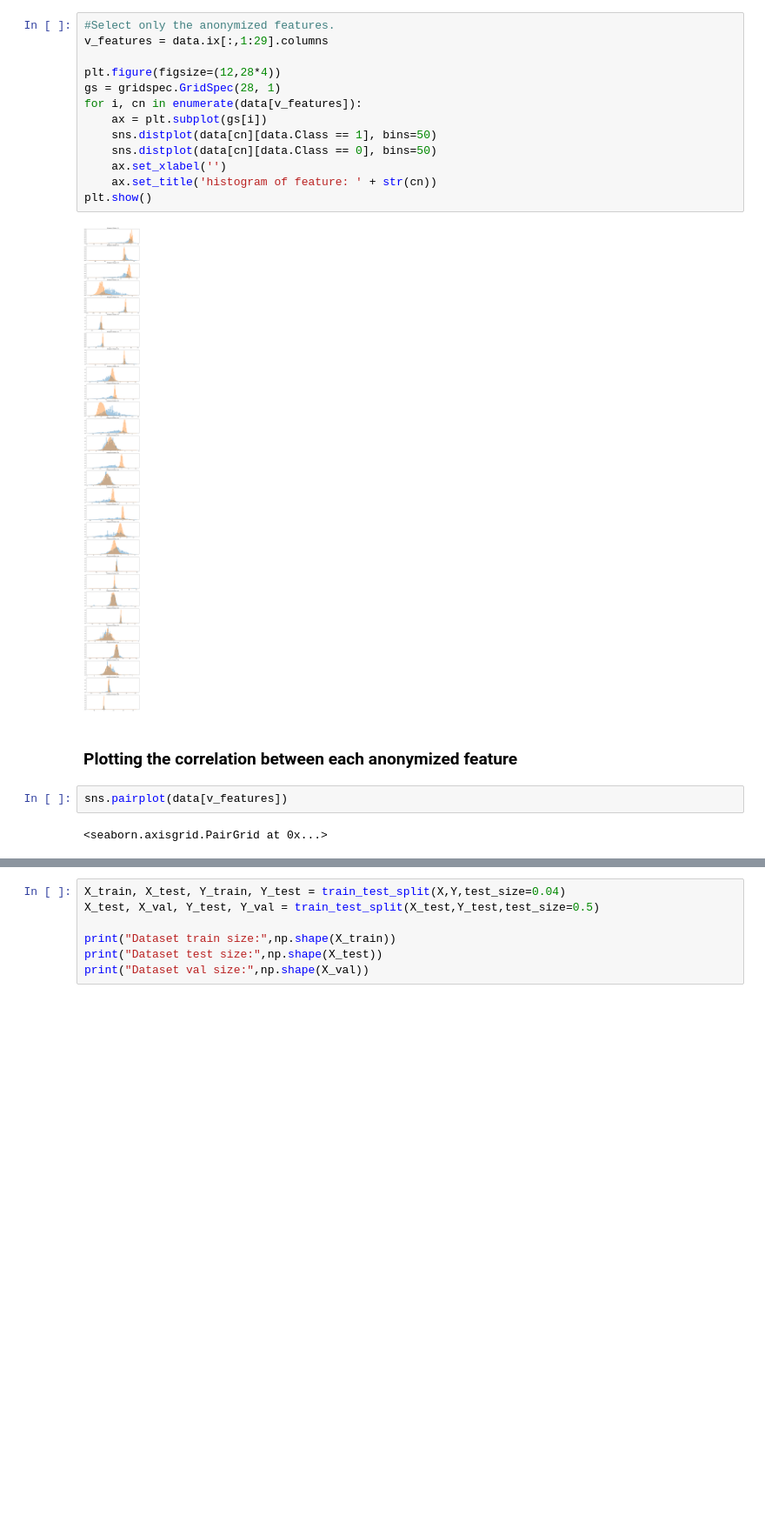
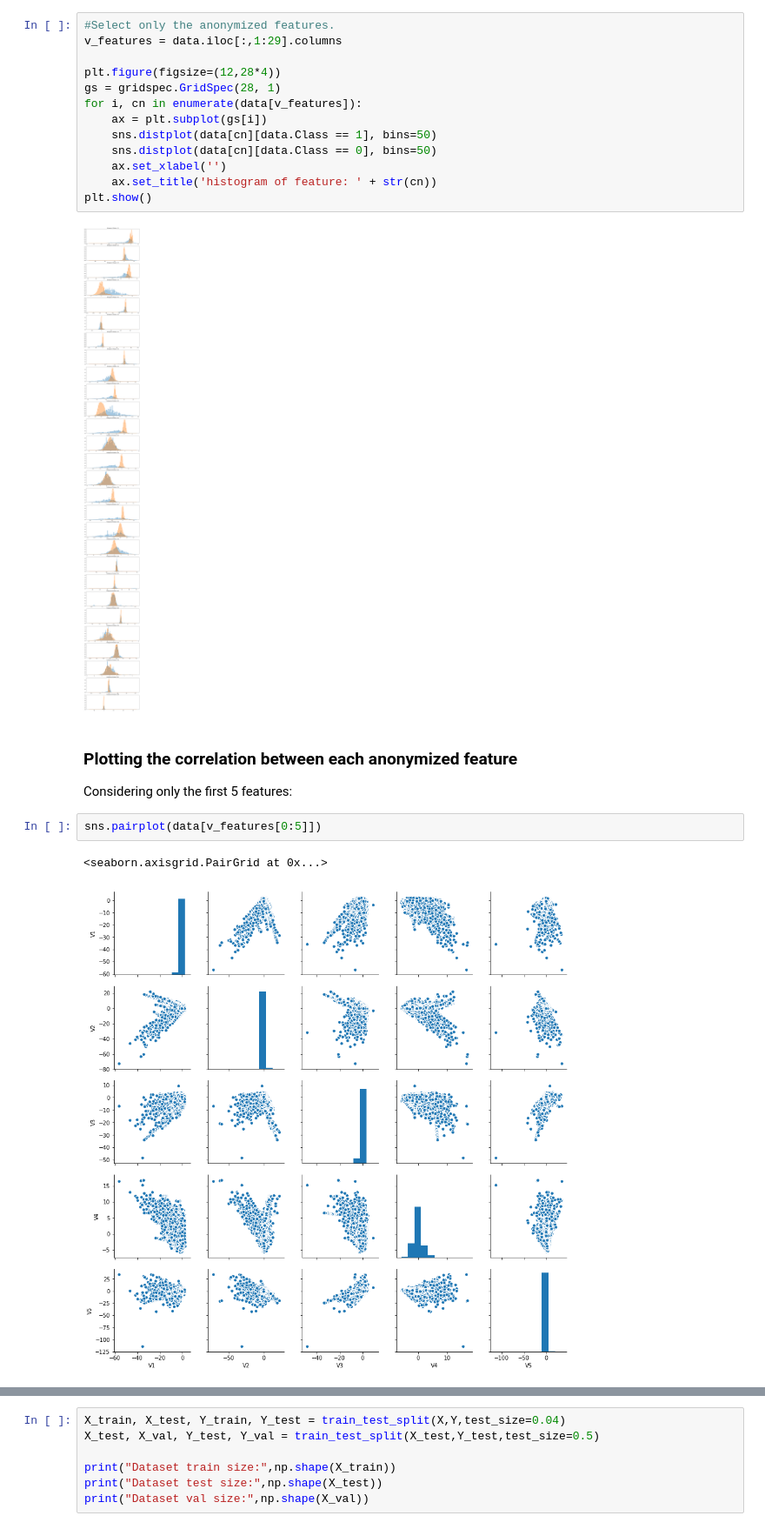
Before and after one commit to JCupe17/AxioFraudDetection, a Jupyter notebook: Fraud_Detection.ipynb, the cells around one changed output, grey strips where cells are left out. Shown: that part at 87% size. Cells and saved outputs as stored; diff of their text form; blank space fills up the shorter version.

```diff
--- a/Fraud_Detection.ipynb
+++ b/Fraud_Detection.ipynb
@@ -183,7 +184,7 @@ ax[1].set_yscale('log') # Only for visualization purposes
 <h3>Plotting the distribution for each anonymized feature</h3>
 # %%
 #Select only the anonymized features.
-v_features = data.ix[:,1:29].columns
+v_features = data.iloc[:,1:29].columns
 
 plt.figure(figsize=(12,28*4))
 gs = gridspec.GridSpec(28, 1)
@@ -198,7 +199,9 @@ plt.show()
 [figure]
 # %% [markdown]
 <h3>Plotting the correlation between each anonymized feature</h3>
+Considering only the first 5 features:
 # %%
-sns.pairplot(data[v_features])
+sns.pairplot(data[v_features[0:5]])
 # %% [output]
 <seaborn.axisgrid.PairGrid at 0x...>
+[figure, added]
```
Also changed, not shown: parts of 24 cells of this notebook.
